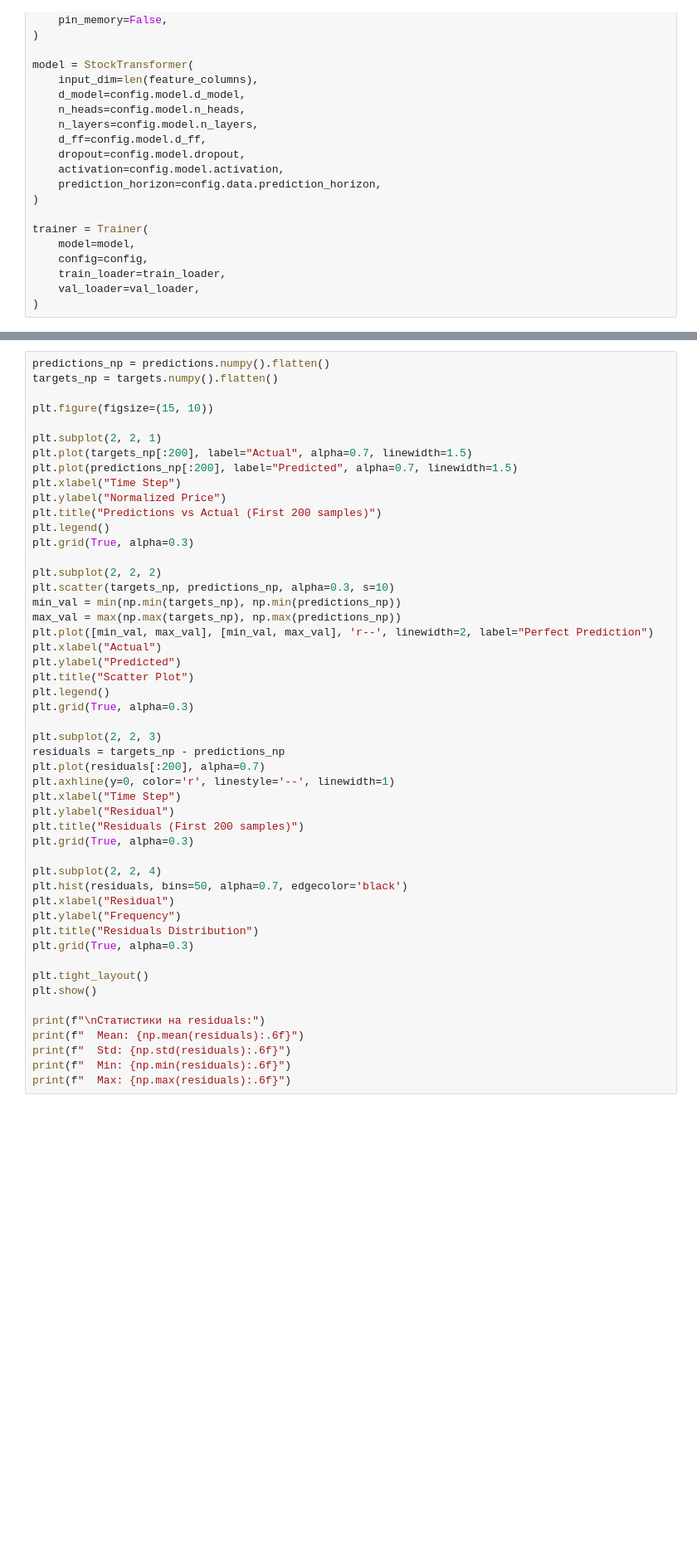
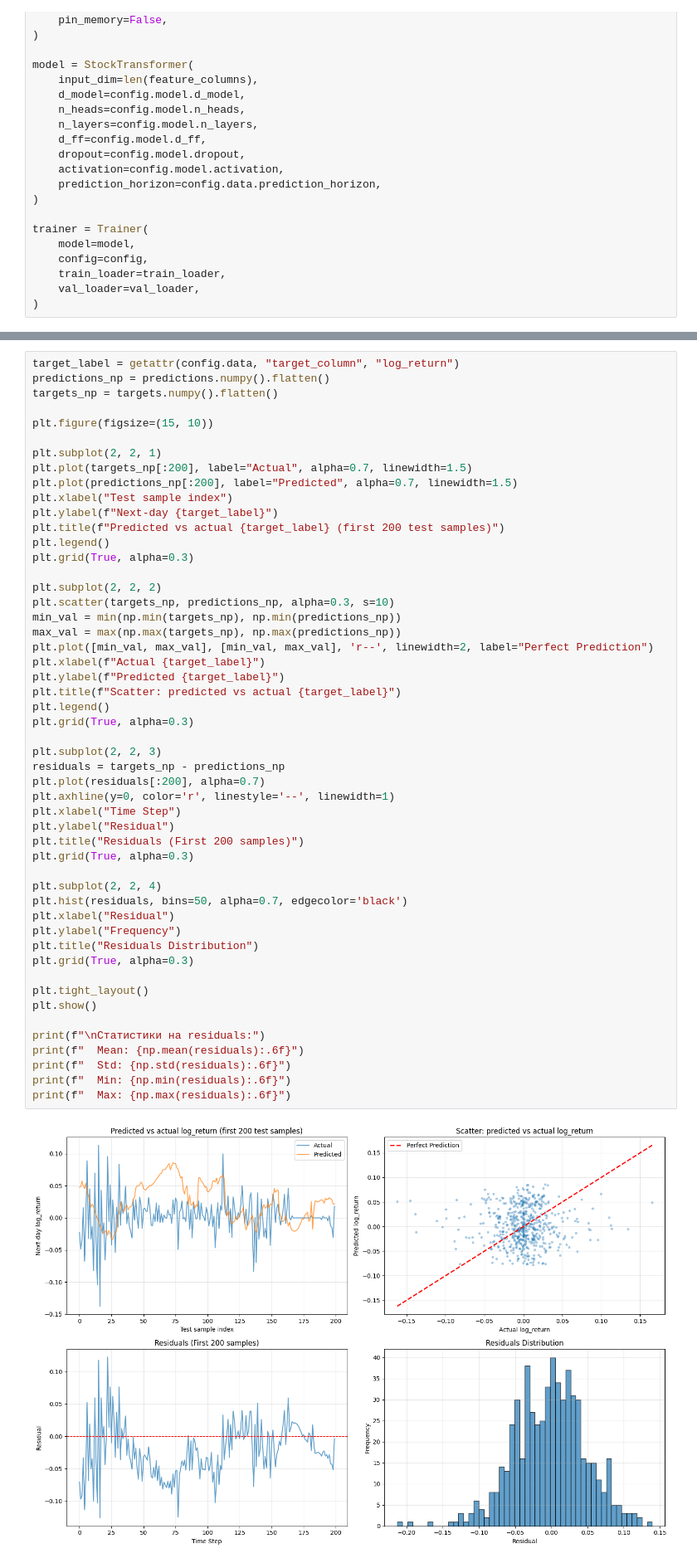
Before and after one commit to ValentinYotov/Stock-price-prediction, a Jupyter notebook: notebooks/03_train_model.ipynb, the cells around one changed output, grey strips where cells are left out. Shown at 83% size. Drawn from its saved outputs; the diff is of its cells as text; blank space fills up the shorter version.

```diff
--- a/notebooks/03_train_model.ipynb
+++ b/notebooks/03_train_model.ipynb
@@ -189,4 +221,5 @@ print("="*60)
 # %%
+target_label = getattr(config.data, "target_column", "log_return")
 predictions_np = predictions.numpy().flatten()
 targets_np = targets.numpy().flatten()
 
@@ -195,9 +228,9 @@ plt.figure(figsize=(15, 10))
 plt.subplot(2, 2, 1)
 plt.plot(targets_np[:200], label="Actual", alpha=0.7, linewidth=1.5)
 plt.plot(predictions_np[:200], label="Predicted", alpha=0.7, linewidth=1.5)
-plt.xlabel("Time Step")
-plt.ylabel("Normalized Price")
-plt.title("Predictions vs Actual (First 200 samples)")
+plt.xlabel("Test sample index")
+plt.ylabel(f"Next-day {target_label}")
+plt.title(f"Predicted vs actual {target_label} (first 200 test samples)")
 plt.legend()
 plt.grid(True, alpha=0.3)
 
@@ -206,33 +239,35 @@ plt.scatter(targets_np, predictions_np, alpha=0.3, s=10)
 min_val = min(np.min(targets_np), np.min(predictions_np))
 max_val = max(np.max(targets_np), np.max(predictions_np))
 plt.plot([min_val, max_val], [min_val, max_val], 'r--', linewidth=2, label="Perfect Prediction")
-plt.xlabel("Actual")
-plt.ylabel("Predicted")
-plt.title("Scatter Plot")
+plt.xlabel(f"Actual {target_label}")
+plt.ylabel(f"Predicted {target_label}")
+plt.title(f"Scatter: predicted vs actual {target_label}")
 plt.legend()
 plt.grid(True, alpha=0.3)
 
 plt.subplot(2, 2, 3)
 residuals = targets_np - predictions_np
 plt.plot(residuals[:200], alpha=0.7)
 plt.axhline(y=0, color='r', linestyle='--', linewidth=1)
 plt.xlabel("Time Step")
 plt.ylabel("Residual")
 plt.title("Residuals (First 200 samples)")
 plt.grid(True, alpha=0.3)
 
 plt.subplot(2, 2, 4)
 plt.hist(residuals, bins=50, alpha=0.7, edgecolor='black')
 plt.xlabel("Residual")
 plt.ylabel("Frequency")
 plt.title("Residuals Distribution")
 plt.grid(True, alpha=0.3)
 
 plt.tight_layout()
 plt.show()
 
 print(f"\nСтатистики на residuals:")
 print(f"  Mean: {np.mean(residuals):.6f}")
 print(f"  Std: {np.std(residuals):.6f}")
 print(f"  Min: {np.min(residuals):.6f}")
 print(f"  Max: {np.max(residuals):.6f}")
+# %% [output]
+[figure, added]
```
Also changed, not shown: parts of 3 cells of this notebook, 6 other files.
